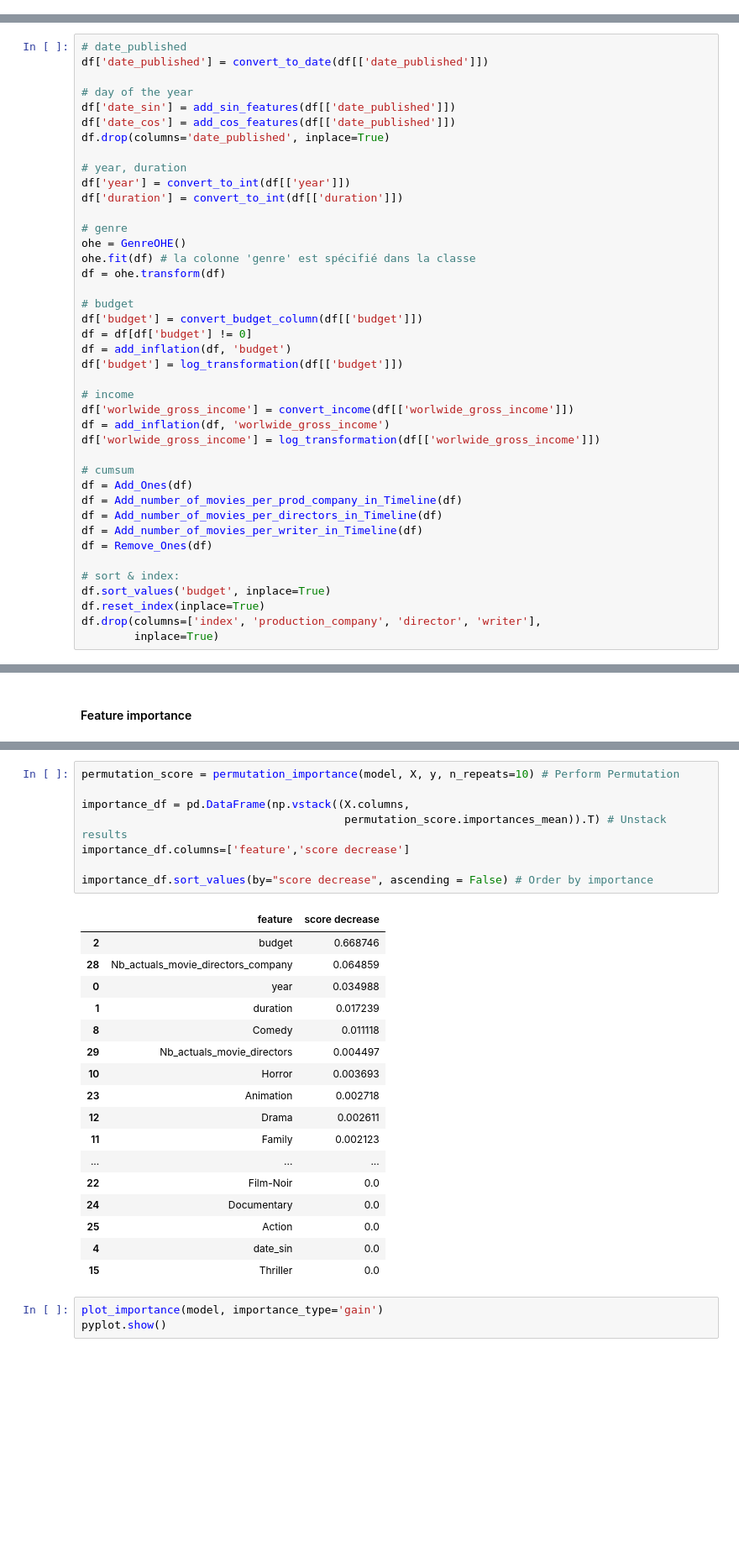
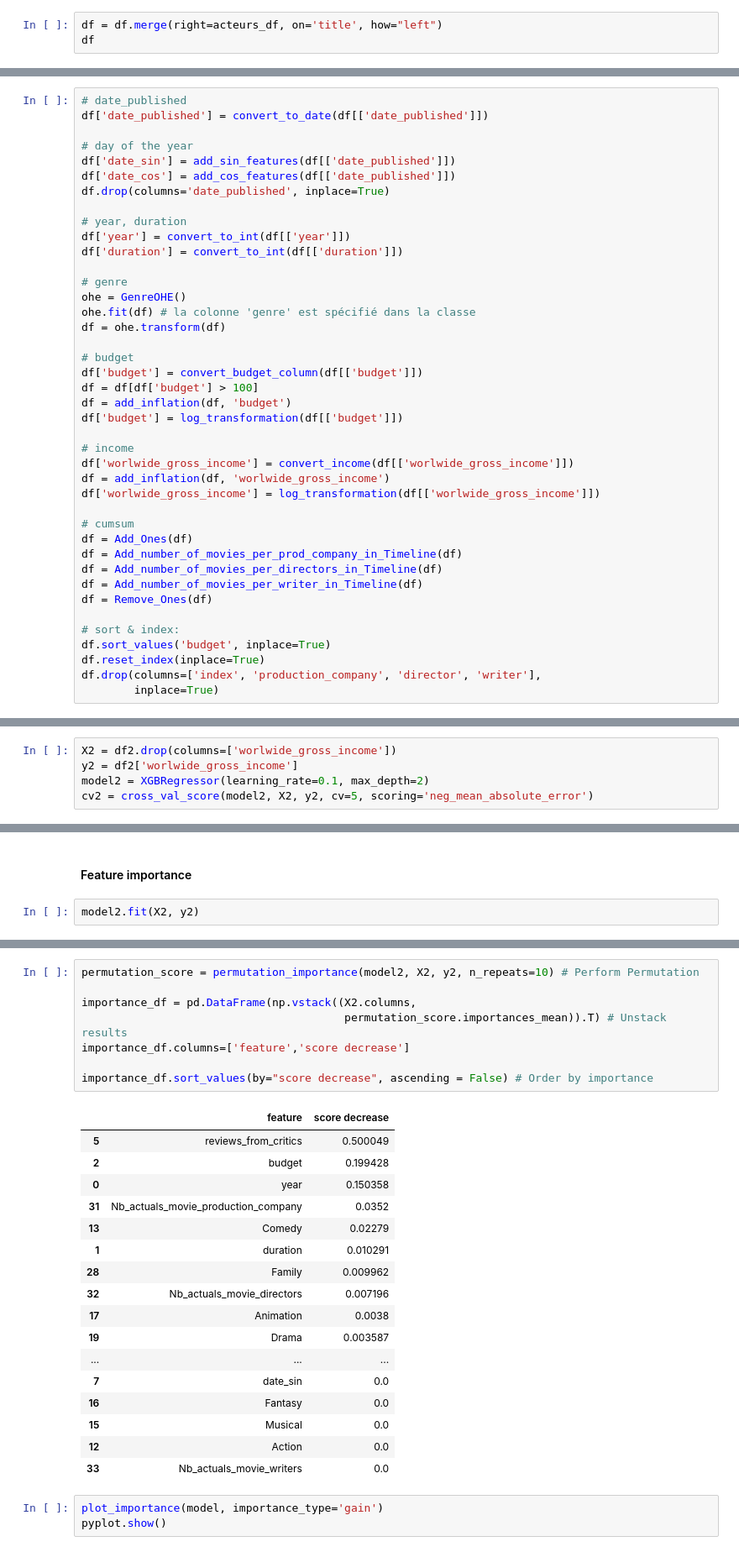
Before and after one commit to OscarTou/CinePred, a Jupyter notebook: notebooks/Untitled1.ipynb, the cells around one changed output, grey strips where cells are left out. Shown at 84% size. Drawn from its saved outputs; the diff is of its cells as text; blank space fills up the shorter version.

```diff
--- a/notebooks/Untitled1.ipynb
+++ b/notebooks/Untitled1.ipynb
@@ -16,0 +111,3 @@ df = import_data('../raw_data/IMDb movies.csv')
+# %%
+df = df.merge(right=acteurs_df, on='title', how="left")
+df
@@ -47,7 +178,7 @@ df = ohe.transform(df)
 
 # budget
 df['budget'] = convert_budget_column(df[['budget']])
-df = df[df['budget'] != 0]
+df = df[df['budget'] > 100]
 df = add_inflation(df, 'budget')
 df['budget'] = log_transformation(df[['budget']])
 
@@ -89,0 +218,5 @@ cv2 = cross_val_score(model2, X2, y2, cv=5, scoring='neg_mean_absolute_error')
+# %%
+X2 = df2.drop(columns=['worlwide_gross_income'])
+y2 = df2['worlwide_gross_income']
+model2 = XGBRegressor(learning_rate=0.1, max_depth=2)
+cv2 = cross_val_score(model2, X2, y2, cv=5, scoring='neg_mean_absolute_error')
@@ -112,2 +247,4 @@ XGBRegressor(base_score=0.5, booster='gbtree', colsample_bylevel=1,
 # %% [markdown]
 #### Feature importance
+# %%
+model2.fit(X2, y2)
@@ -114,29 +261,29 @@ XGBRegressor(base_score=0.5, booster='gbtree', colsample_bylevel=1,
 # %%
-permutation_score = permutation_importance(model, X, y, n_repeats=10) # Perform Permutation
+permutation_score = permutation_importance(model2, X2, y2, n_repeats=10) # Perform Permutation
 
-importance_df = pd.DataFrame(np.vstack((X.columns,
+importance_df = pd.DataFrame(np.vstack((X2.columns,
                                         permutation_score.importances_mean)).T) # Unstack results
 importance_df.columns=['feature','score decrease']
 
 importance_df.sort_values(by="score decrease", ascending = False) # Order by importance
 # %% [output]
 |  | feature | score decrease |
-| 2 | budget | 0.668746 |
-| 28 | Nb_actuals_movie_directors_company | 0.064859 |
-| 0 | year | 0.034988 |
-| 1 | duration | 0.017239 |
-| 8 | Comedy | 0.011118 |
-| 29 | Nb_actuals_movie_directors | 0.004497 |
-| 10 | Horror | 0.003693 |
-| 23 | Animation | 0.002718 |
-| 12 | Drama | 0.002611 |
-| 11 | Family | 0.002123 |
+| 5 | reviews_from_critics | 0.500049 |
+| 2 | budget | 0.199428 |
+| 0 | year | 0.150358 |
+| 31 | Nb_actuals_movie_production_company | 0.0352 |
+| 13 | Comedy | 0.02279 |
+| 1 | duration | 0.010291 |
+| 28 | Family | 0.009962 |
+| 32 | Nb_actuals_movie_directors | 0.007196 |
+| 17 | Animation | 0.0038 |
+| 19 | Drama | 0.003587 |
 | ... | ... | ... |
-| 22 | Film-Noir | 0.0 |
-| 24 | Documentary | 0.0 |
-| 25 | Action | 0.0 |
-| 4 | date_sin | 0.0 |
-| 15 | Thriller | 0.0 |
+| 7 | date_sin | 0.0 |
+| 16 | Fantasy | 0.0 |
+| 15 | Musical | 0.0 |
+| 12 | Action | 0.0 |
+| 33 | Nb_actuals_movie_writers | 0.0 |
 # %%
 plot_importance(model, importance_type='gain')
 pyplot.show()
```
Also changed, not shown: parts of 23 cells of this notebook, 3 other files.
